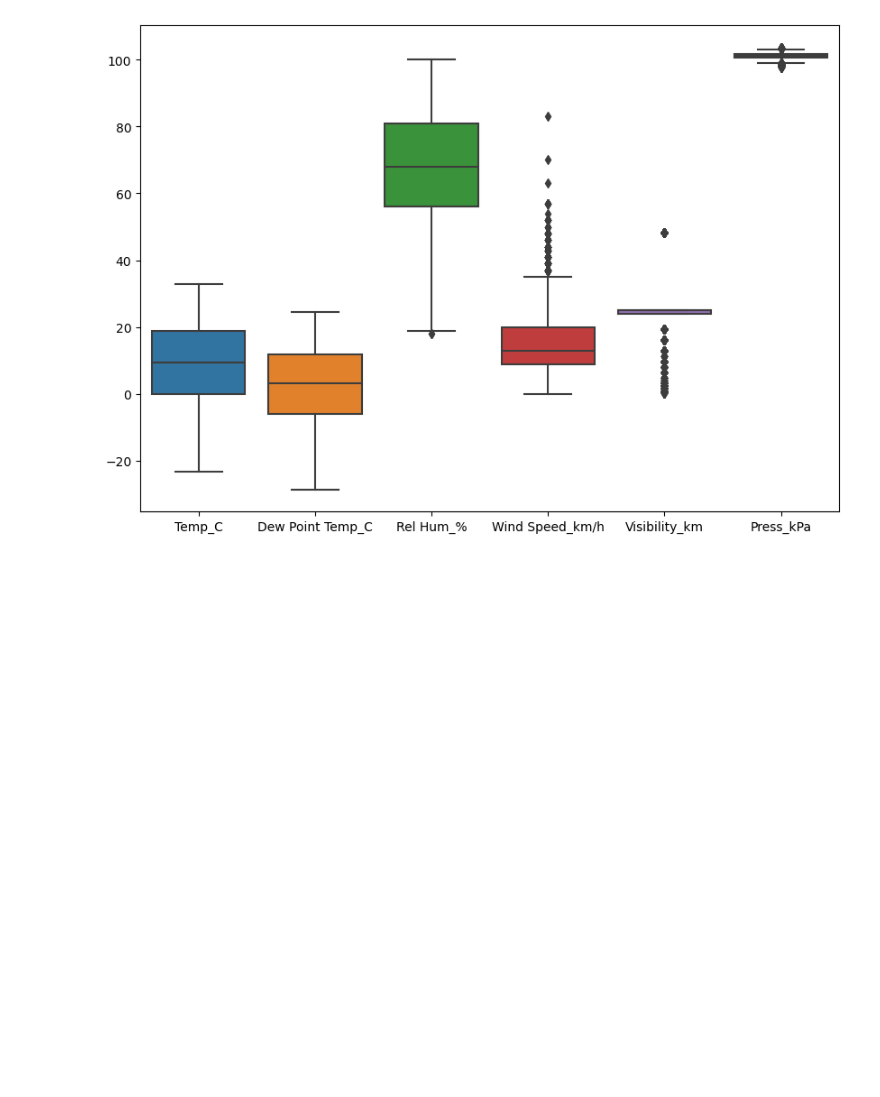
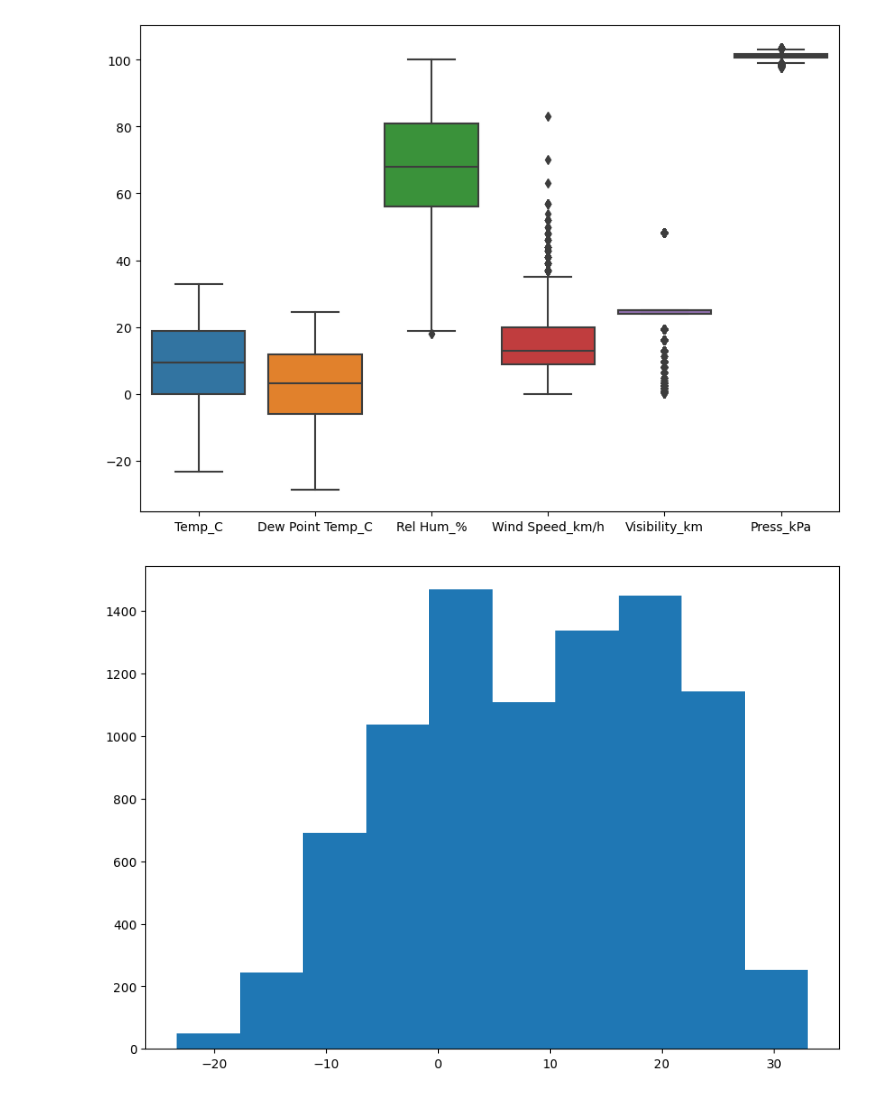
Before and after one commit to zabayodev/LuxDevHQ_Training_2024, a Jupyter notebook: dsaafrica_week_2_assignment.ipynb, the cells around one changed output. Saved outputs shown, nothing was run; the diff lists cells and outputs as text; code cells hidden in the pictures; blank space fills up the shorter version.

Commit message:
plotting the columns of the dataset(Numerical)

```diff
--- a/dsaafrica_week_2_assignment.ipynb
+++ b/dsaafrica_week_2_assignment.ipynb
@@ -91,3 +91,9 @@ sns.boxplot(df)
 plt.show()
 # %% [output]
 [figure]
+# %%
+plt.figure(figsize = (10, 7))
+plt.hist(x = df['Temp_C'])
+plt.show()
+# %% [output]
+[figure, added]
```
Also changed, not shown: parts of 2 cells of this notebook.
